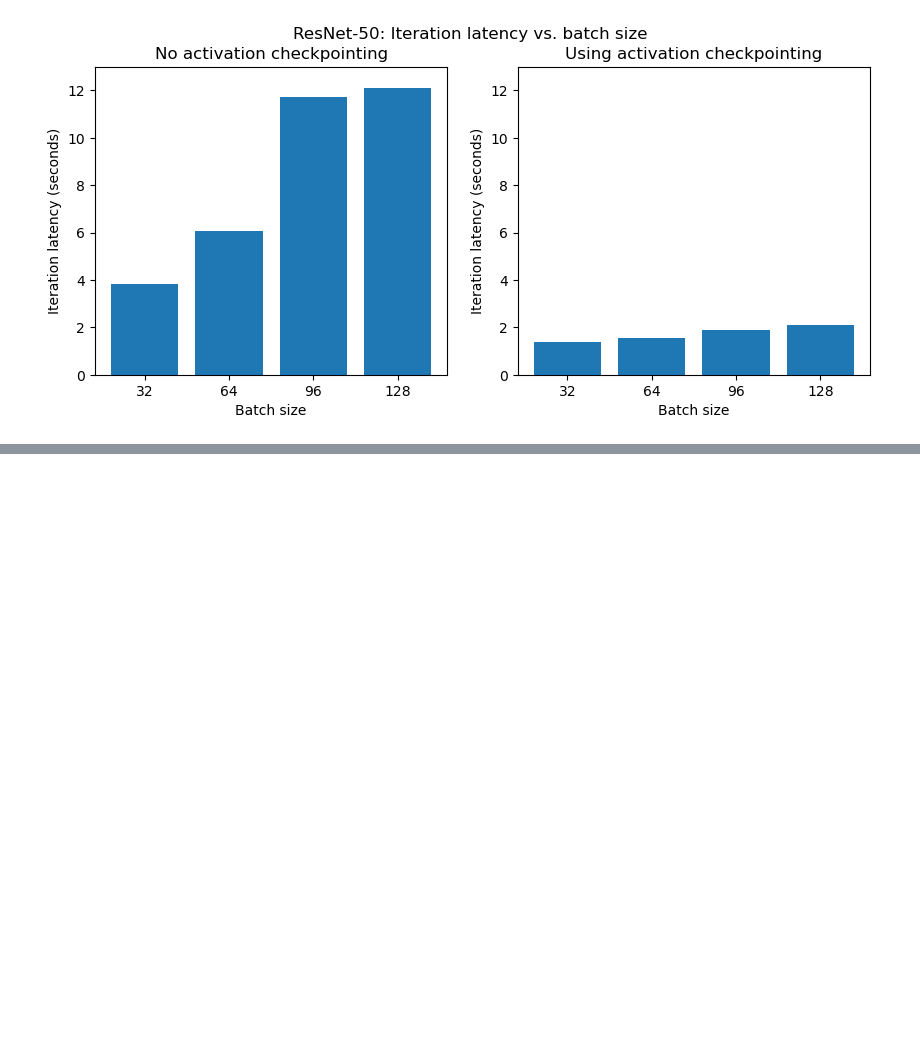
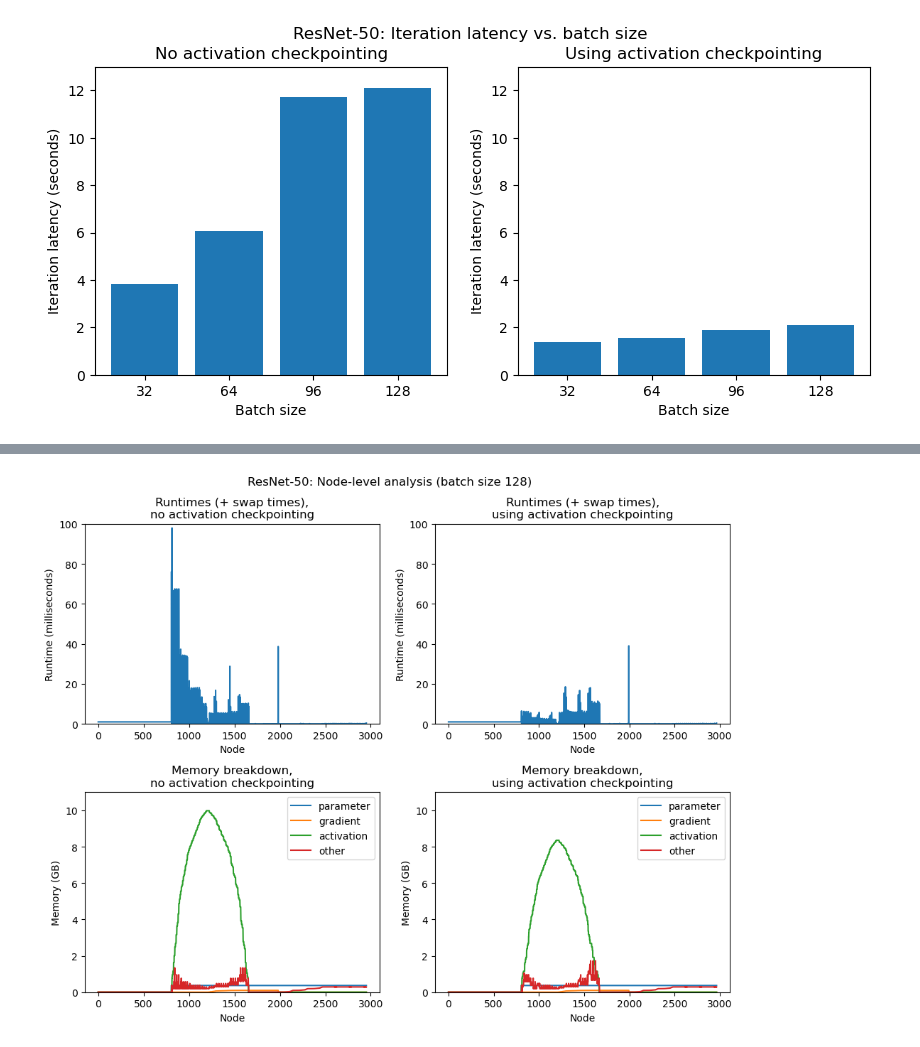
Before and after one commit to DennisD1122/cs265-mlsys-2024, a Jupyter notebook: analysis2.ipynb, the cells around one changed output, grey strips where cells are left out. Drawn from its saved outputs; the diff is of its cells as text; code cells hidden in the pictures; blank space fills up the shorter version.

```diff
--- a/analysis2.ipynb
+++ b/analysis2.ipynb
@@ -63,0 +115,4 @@ plot_iteration_latency('resnet50', 13)
+# %%
+plot_nodes('resnet50', 100, 11)
+# %% [output]
+[figure, added]
```
Also changed, not shown: parts of 4 cells of this notebook, 18 other files.
